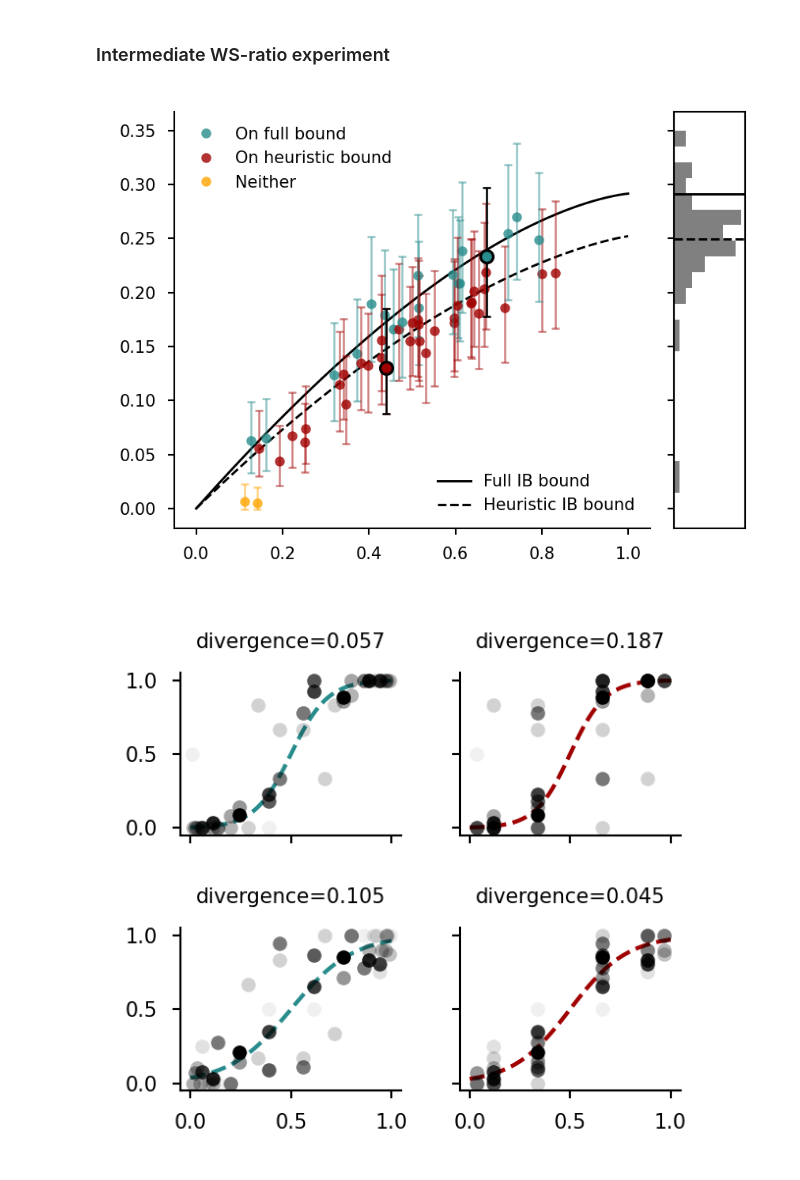
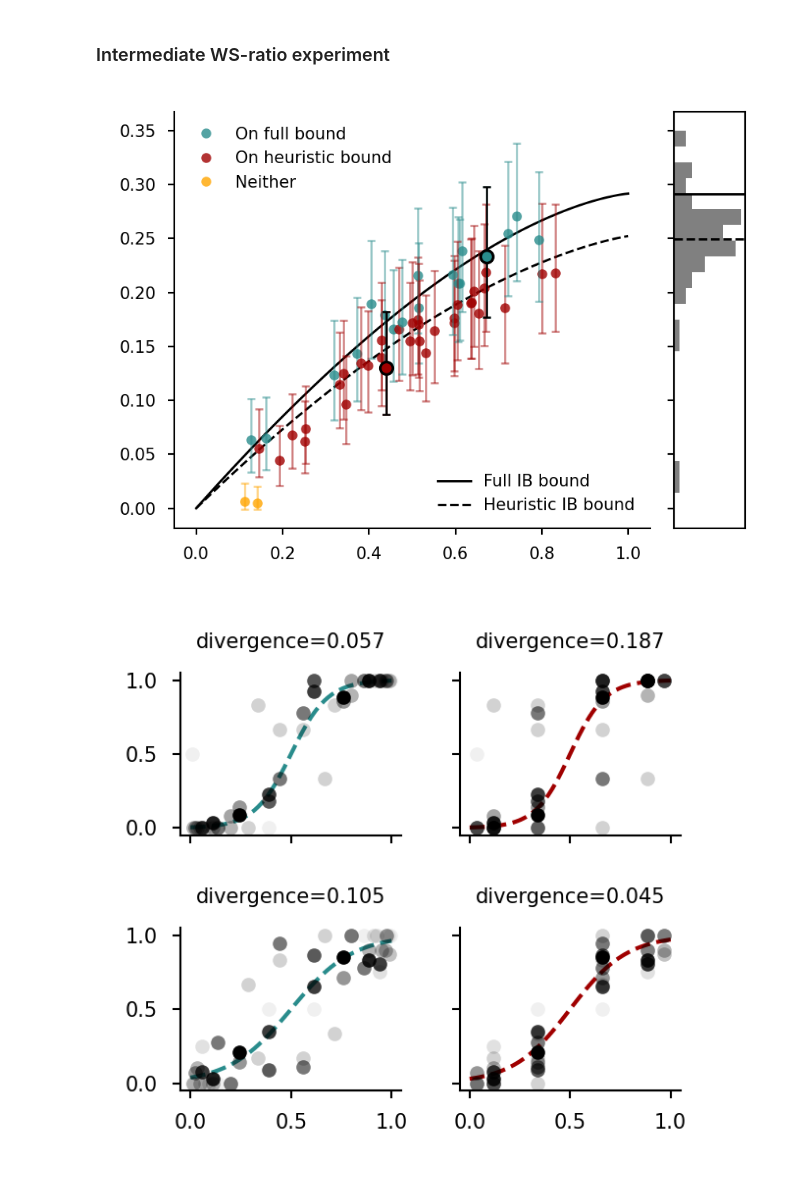
Before and after one commit to jacobaparker/human-inference-IB, a Jupyter notebook: main_analyses_figures.ipynb, the cells around one changed output. Cells and saved outputs as stored; diff of their text form; code cells hidden in the pictures.

```diff
--- a/main_analyses_figures.ipynb
+++ b/main_analyses_figures.ipynb
@@ -34,7 +34,7 @@ N_threads = 22
 
 # confidence interval of I(R;Y) for bootstrapping analyses
 CI = (2.5, 97.5)
-boot_iters = 1000 # number of bootstrap iterations
+boot_iters = 10000 # number of bootstrap iterations
 
 # number of beads to include in X, from current trial backward (bead-prediction experiment) for "fully-optimal" strategy
 wsize = 7
@@ -1051,32 +1243,32 @@ ax.add_artist(leg1)
 
 format_axis(ax)
 
 # Iry_interp_opt = np.interp(ibdf_.loc[conds,'Ixr'], bound_dict_horses[stats]['full']['I_XR'], bound_dict_horses[stats]['full']['I_RY'])
 Iry_interp_opt = np.interp(ibdf_.loc[conds,'Ixr'], bound_dict_horses[stats]['full']['I_XR'], bound_dict_horses[stats]['full']['I_RY'])
 Iry_interp_heur = np.interp(ibdf_.loc[conds,'Ixr'], bound_dict_horses[stats]['equal-weights']['I_XR'], bound_dict_horses[stats]['equal-weights']['I_RY'])
 heur_efficiency = Iry_interp_heur / np.interp(ibdf_.loc[conds,'Ixr'], bound_dict_horses[stats]['full']['I_XR'], bound_dict_horses[stats]['full']['I_RY'])
 
 avg_rel_heur = heur_efficiency.mean()
 yvals_norm = ibdf_.loc[conds,'info_efficiency'].to_numpy() * bound_dict_horses[stats]['full']['I_RY'].max()
 bins = (np.arange(0,1.25,0.05)) * bound_dict_horses[stats]['full']['I_RY'].max()
 counts, bins = np.histogram(yvals_norm, bins=bins)
 
 ax_hist = ax.inset_axes([1.05, 0, 0.15, 1], sharey=ax)
 ax_hist.barh((bins[:-1] + bins[1:]) / 2, counts, height=(bins[1] - bins[0]), color='gray')
 ax_hist.axhline(bound_dict_horses[stats]['full']['I_RY'].max(), color='black', linestyle='-', linewidth=0.7)
 ax_hist.axhline(avg_rel_heur * bound_dict_horses[stats]['full']['I_RY'].max(), color='black', linestyle='--', linewidth=0.7)
 # ax_hist.set_xlabel('Count')
 ax_hist.set_ylabel('')
 # ax_hist.set_yticks([])
 ax_hist.tick_params(axis='y', labelleft=False, labelsize=5, width=0.5, length=2)
 ax_hist.set_xticks([])
 ax_hist.set_ylim(ax.get_ylim())
 ax_hist.grid(False)
 ax_hist.spines['bottom'].set_linewidth(0.5)
 ax_hist.spines['left'].set_linewidth(0.5)
 ax_hist.spines['top'].set_linewidth(0.5)
 ax_hist.spines['right'].set_linewidth(0.5)
 plt.tight_layout()
-# savefig(fig, 'Figure4/figure4_horses_midWS_IBplot')
+savefig(fig, 'Figure5/figure5_horses_midWS_IBplot')
 # %% [output]
-[figure, old version]
+[figure, new version]
```
Also changed, not shown: parts of 45 cells of this notebook, 44 other files.
